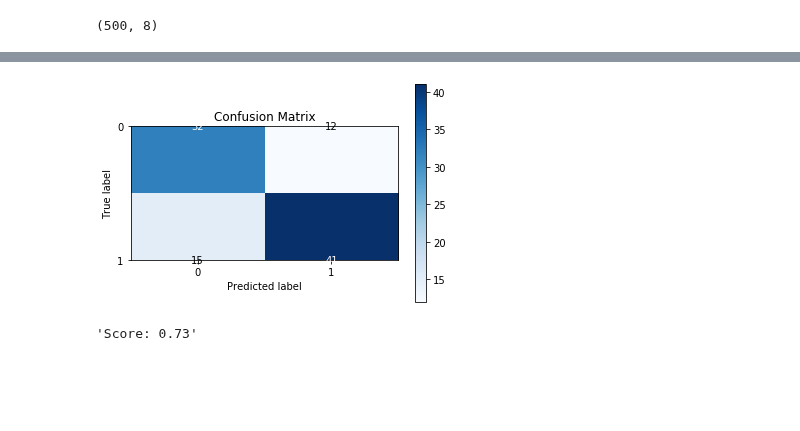
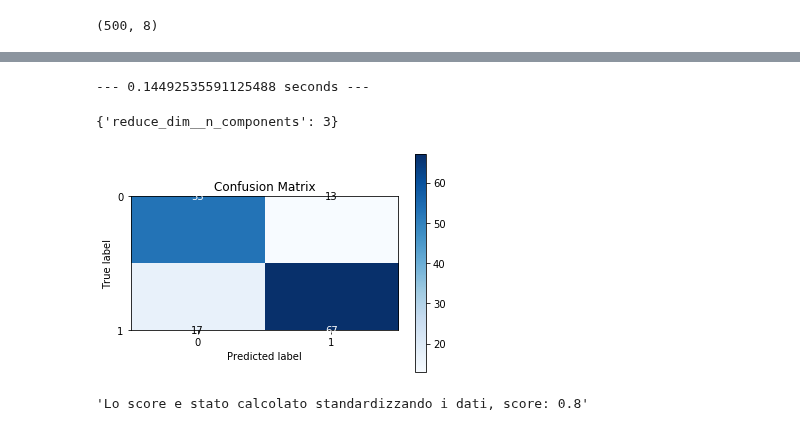
Before and after one commit to aleberans/Analisi-dati-per-problemi-di-medicina-legale, a Jupyter notebook: Esercizi/EserciziNovembre/Esercizi_veri/Uso_funzioni.ipynb, the cells around one changed output, grey strips where cells are left out. Saved outputs shown, nothing was run; the diff lists cells and outputs as text; code cells hidden in the pictures; blank space fills up the shorter version.

```diff
--- a/Esercizi/EserciziNovembre/Esercizi_veri/Uso_funzioni.ipynb
+++ b/Esercizi/EserciziNovembre/Esercizi_veri/Uso_funzioni.ipynb
@@ -260,5 +387,11 @@ addestraSVC('Admission_Predict_Ver1', X=X, y=y, c=0.2, gamma=0.1, kernel='rbf',
+# %%
+#trovo iperparametri per un GaussianNB
+trovaIperparametri(model=GaussianNB, X=X, y=y, numero_dimensioni=8)
+# %% [output]
+--- 0.14492535591125488 seconds ---
+{'reduce_dim__n_components': 3}
 # %%
-addestraMLPClassifierLBFGS(activation='logistic', nomeDataset='Admission_Predict_Ver1', hidden_layer_sizes=(13, 13), max_iter=400, X=X, y=y, dim=7)
+addestraGaussianNB(nomeDataset='Admission_Predict_Ver1.1', X=X, y=y, dim=3)
 # %% [output]
-[figure, old version]
+[figure, new version]
-'Score: 0.73'
+'Lo score e stato calcolato standardizzando i dati, score: 0.8'
```
Also changed, not shown: parts of 23 cells of this notebook, 1 other file.
